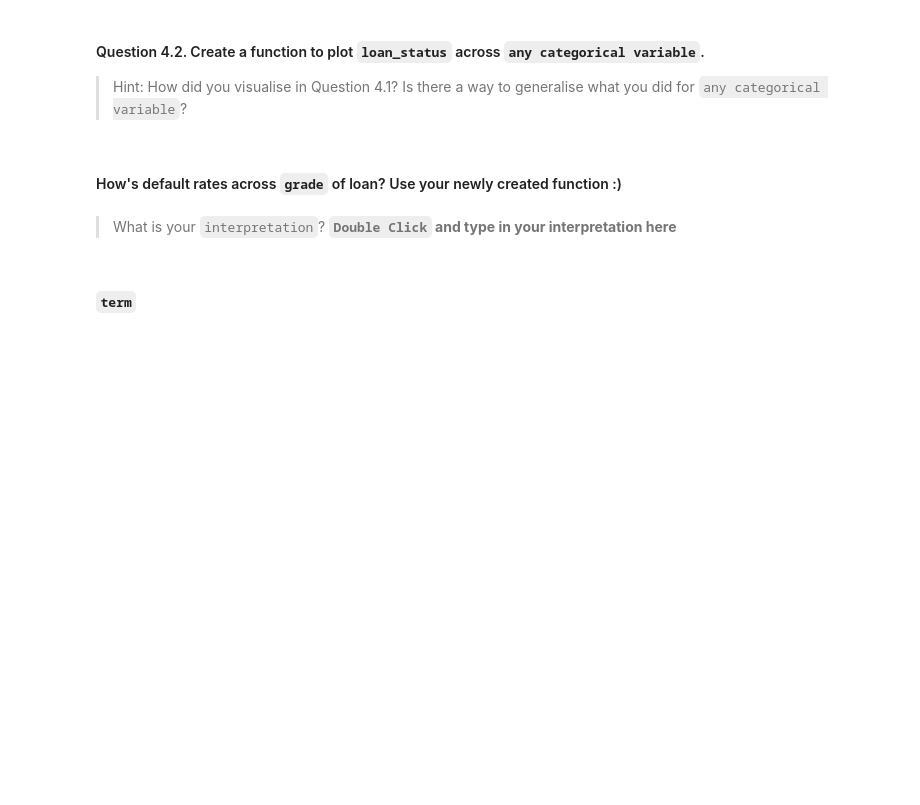
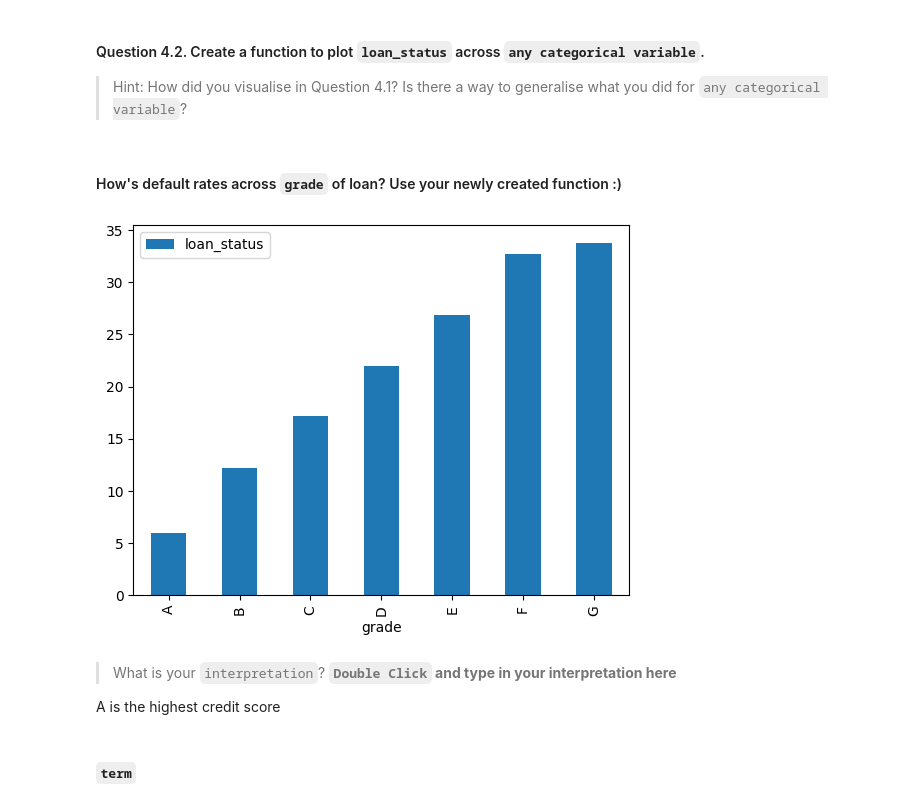
Before and after one commit to changjulian17/qf627, a Jupyter notebook: problem_set_2/QF627_Problem_Set_2.ipynb, the cells around one changed output. Drawn from its saved outputs; the diff is of its cells as text; code cells hidden in the pictures; blank space fills up the shorter version.

```diff
--- a/problem_set_2/QF627_Problem_Set_2.ipynb
+++ b/problem_set_2/QF627_Problem_Set_2.ipynb
@@ -286,9 +630,22 @@ But first, what makes up the target variable--`loan_status`?
 # %% [markdown]
 #### Question 4.2. Create a function to plot `loan_status` across `any categorical variable`.
 > Hint: How did you visualise in Question 4.1? Is there a way to generalise what you did for `any categorical variable`?
+# %%
+def plot_default_rates(loan, variable):
+    (
+        (
+            1-loan[['loan_status', variable]].groupby([variable]).mean()
+        ) * 100
+    ).sort_values(by='loan_status').plot(kind='bar')
 # %% [markdown]
 #### How's default rates across `grade` of loan? Use your newly created function :)
+# %%
+plot_default_rates(loan, 'grade')
+# %% [output]
+[figure, added]
 # %% [markdown]
 > What is your `interpretation`? **`Double Click` and type in your interpretation here**
+
+A is the highest credit score
 # %% [markdown]
 #### `term`
```
Also changed, not shown: parts of 61 cells of this notebook.
